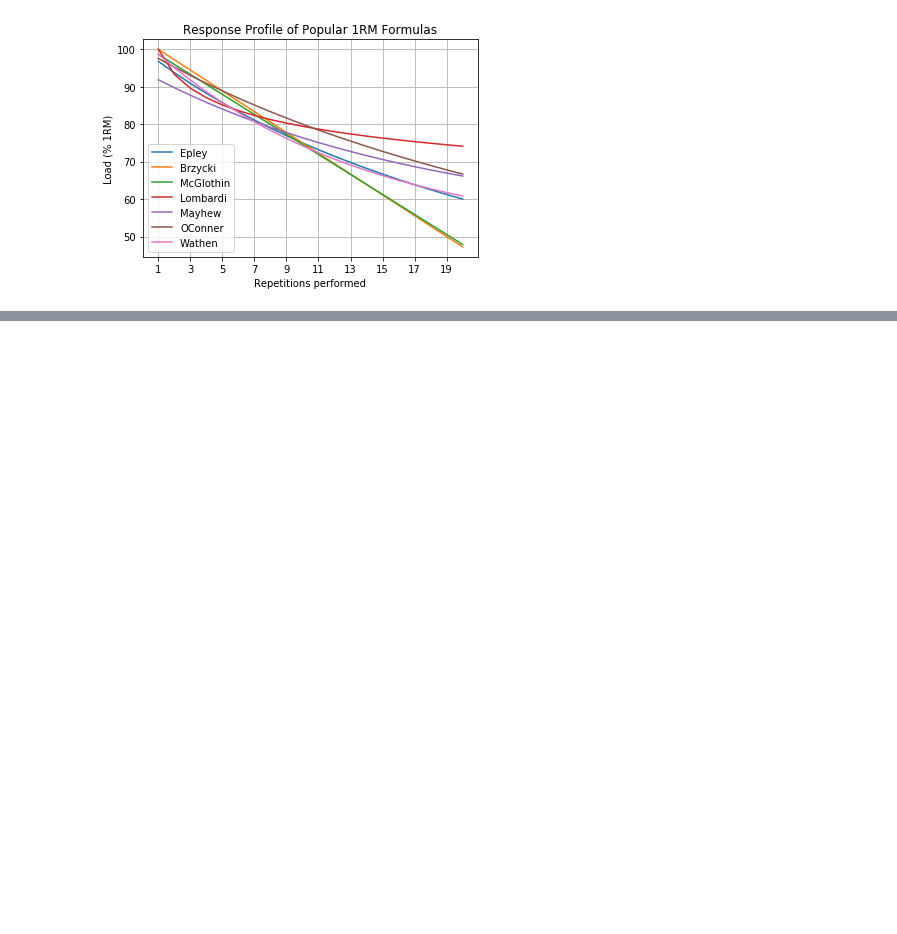
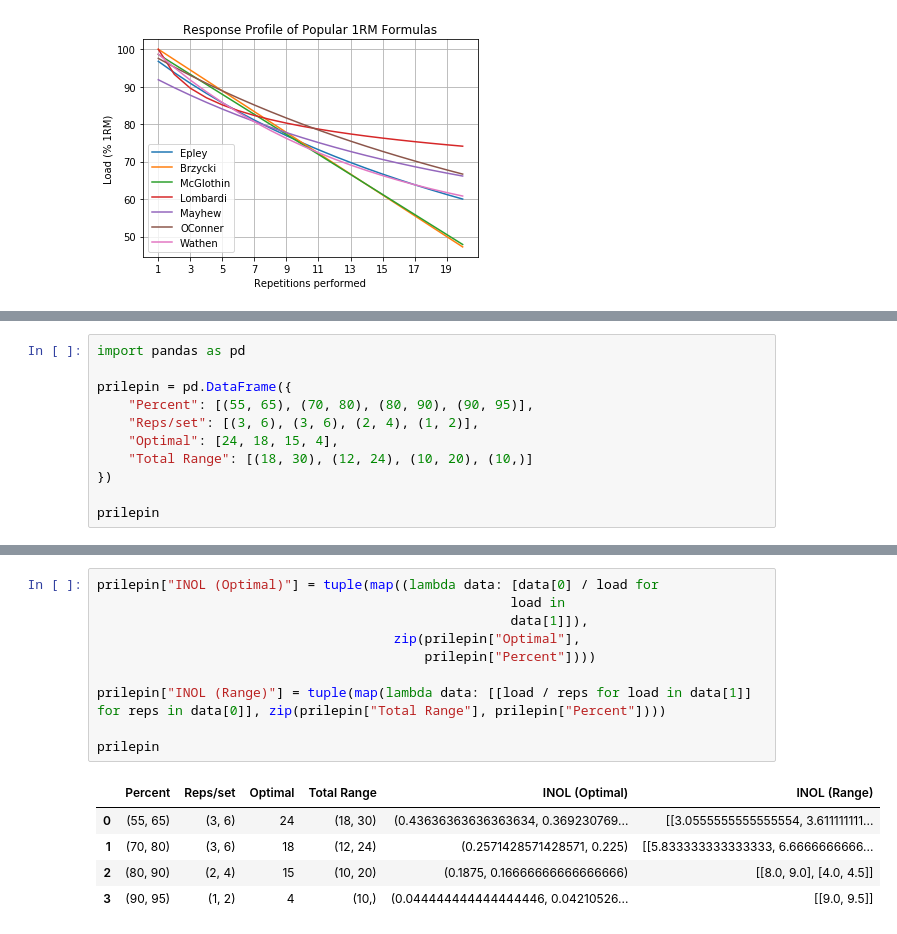
Before and after one commit to hinsley/colabs, a Jupyter notebook: Training_Parameterization.ipynb, the cells around one changed output, grey strips where cells are left out. Drawn from its saved outputs; the diff is of its cells as text; blank space fills up the shorter version.

Commit message:
Add Prilepin INOL breakdown

```diff
--- a/Training_Parameterization.ipynb
+++ b/Training_Parameterization.ipynb
@@ -228,0 +231,11 @@ plt.show()
+# %%
+import pandas as pd
+
+prilepin = pd.DataFrame({
+    "Percent": [(55, 65), (70, 80), (80, 90), (90, 95)],
+    "Reps/set": [(3, 6), (3, 6), (2, 4), (1, 2)],
+    "Optimal": [24, 18, 15, 4],
+    "Total Range": [(18, 30), (12, 24), (10, 20), (10,)]
+})
+
+prilepin
@@ -228,0 +248,16 @@ plt.show()
+# %%
+prilepin["INOL (Optimal)"] = tuple(map((lambda data: [data[0] / load for
+                                                     load in
+                                                     data[1]]),
+                                      zip(prilepin["Optimal"],
+                                          prilepin["Percent"])))
+
+prilepin["INOL (Range)"] = tuple(map(lambda data: [[load / reps for load in data[1]] for reps in data[0]], zip(prilepin["Total Range"], prilepin["Percent"])))
+
+prilepin
+# %% [output]
+|  | Percent | Reps/set | Optimal | Total Range | INOL (Optimal) | INOL (Range) |
+| 0 | (55, 65) | (3, 6) | 24 | (18, 30) | (0.43636363636363634, 0.369230769... | [[3.0555555555555554, 3.611111111... |
+| 1 | (70, 80) | (3, 6) | 18 | (12, 24) | (0.2571428571428571, 0.225) | [[5.833333333333333, 6.6666666666... |
+| 2 | (80, 90) | (2, 4) | 15 | (10, 20) | (0.1875, 0.16666666666666666) | [[8.0, 9.0], [4.0, 4.5]] |
+| 3 | (90, 95) | (1, 2) | 4 | (10,) | (0.044444444444444446, 0.04210526... | [[9.0, 9.5]] |
```
Also changed, not shown: parts of 2 cells of this notebook.
